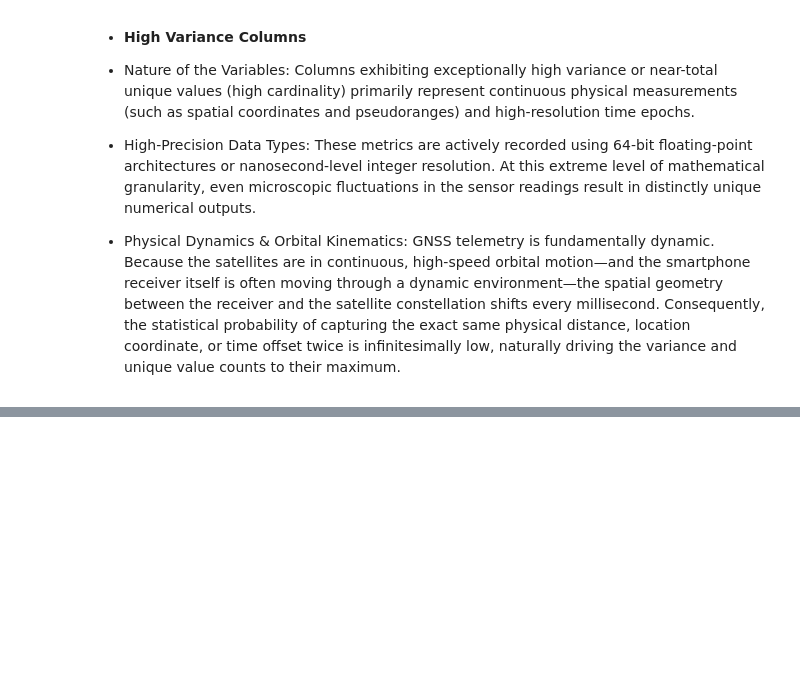
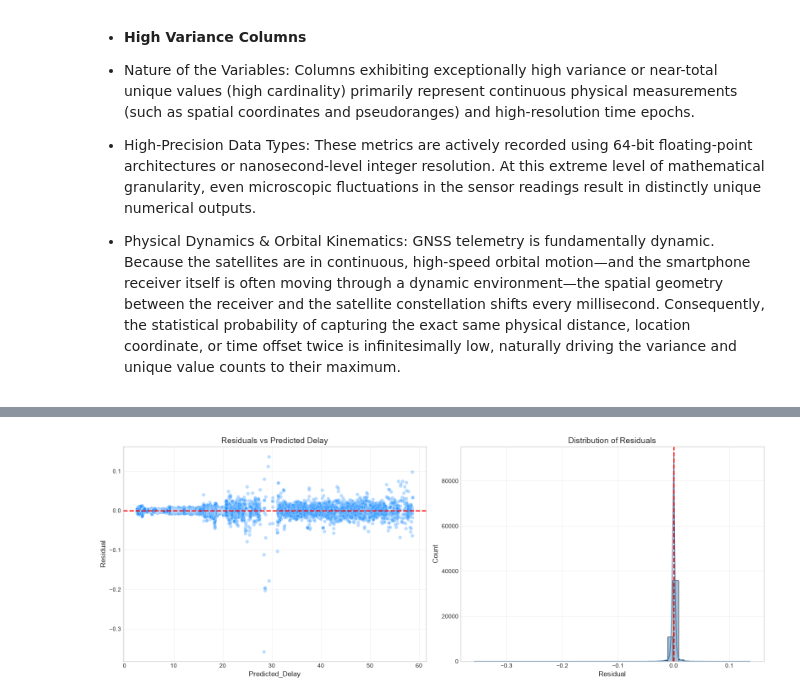
Before and after one commit to yahav0547-a11y/GNSS-Telemetry-Error-Analysis, a Jupyter notebook: GNSS_EDA_Assignment_Refactored.ipynb, the cells around one changed output, grey strips where cells are left out. Cells and saved outputs as stored; diff of their text form; code cells hidden in the pictures; blank space fills up the shorter version.

```diff
--- a/GNSS_EDA_Assignment_Refactored.ipynb
+++ b/GNSS_EDA_Assignment_Refactored.ipynb
@@ -1150,19 +342,0 @@ We engineer a new boolean feature `Is_Reliable_LOS`. Based on domain knowledge,
-# %%
-# Engineer the new feature
-df["Is_Reliable_LOS"] = np.where(
-    (df["SvElevationDegrees"] >= 40) & (df["Cn0DbHz"] >= 37),
-    1,
-    0
-)
-
-los_percentage = df["Is_Reliable_LOS"].mean() * 100
-print(f"Reliable Line-of-Sight (LOS) Measurements in Dataset: {los_percentage:.2f}%")
-
-plt.figure(figsize=(7, 4))
-sns.countplot(data=df, x="Is_Reliable_LOS", palette="Set1")
-plt.title("Distribution of Reliable LOS vs. Multipath/Weak Signals")
-plt.xticks(ticks=[0, 1], labels=["Weak/Multipath (0)", "Reliable LOS (1)"])
-plt.ylabel("Measurement Count")
-plt.show()
-
-print("EDA Pipeline Complete.")
@@ -1372,0 +415,25 @@ The analysis proved that atmospheric RF propagation strictly violates linear ass
+# %%
+# Generate out-of-fold predictions for the best model (Random Forest)
+y_pred_reg = cross_val_predict(rf_model, X, y_reg, cv=kf)
+residuals = y_reg - y_pred_reg
+
+df_residuals = pd.DataFrame({
+    'Actual_Delay': y_reg,
+    'Predicted_Delay': y_pred_reg,
+    'Residual': residuals
+})
+
+fig, axes = plt.subplots(1, 2, figsize=(16, 6))
+# Scatter Plot
+sns.scatterplot(data=df_residuals, x='Predicted_Delay', y='Residual', alpha=0.3, color='dodgerblue', ax=axes[0])
+axes[0].axhline(0, color='red', linestyle='--', linewidth=2)
+axes[0].set_title('Residuals vs Predicted Delay')
+
+# Histogram
+sns.histplot(data=df_residuals, x='Residual', bins=50, color='steelblue', kde=True, ax=axes[1])
+axes[1].axvline(0, color='red', linestyle='--', linewidth=2)
+axes[1].set_title('Distribution of Residuals')
+plt.tight_layout()
+plt.show()
+# %% [output]
+[figure, added]
```
Also changed, not shown: parts of 62 cells of this notebook.
